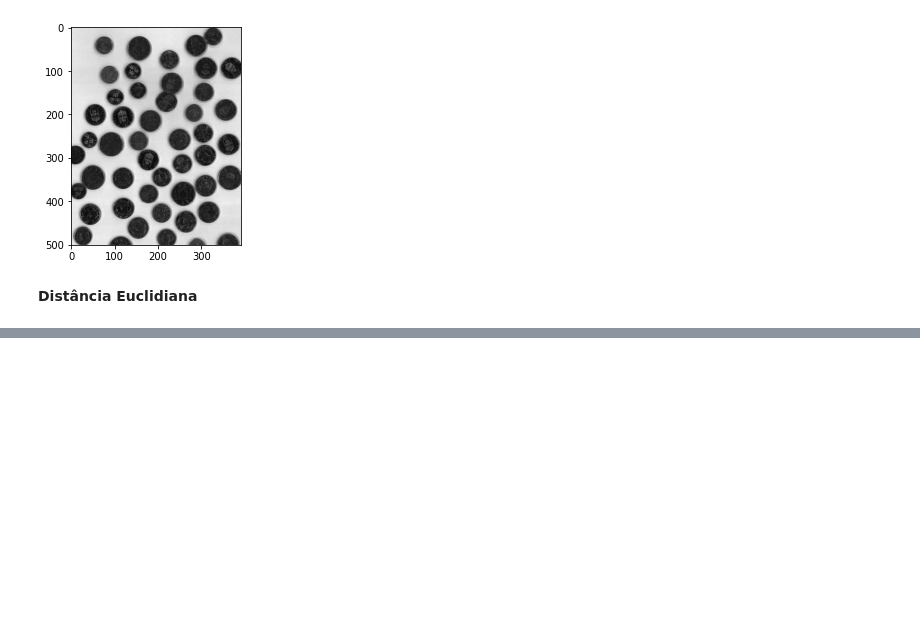
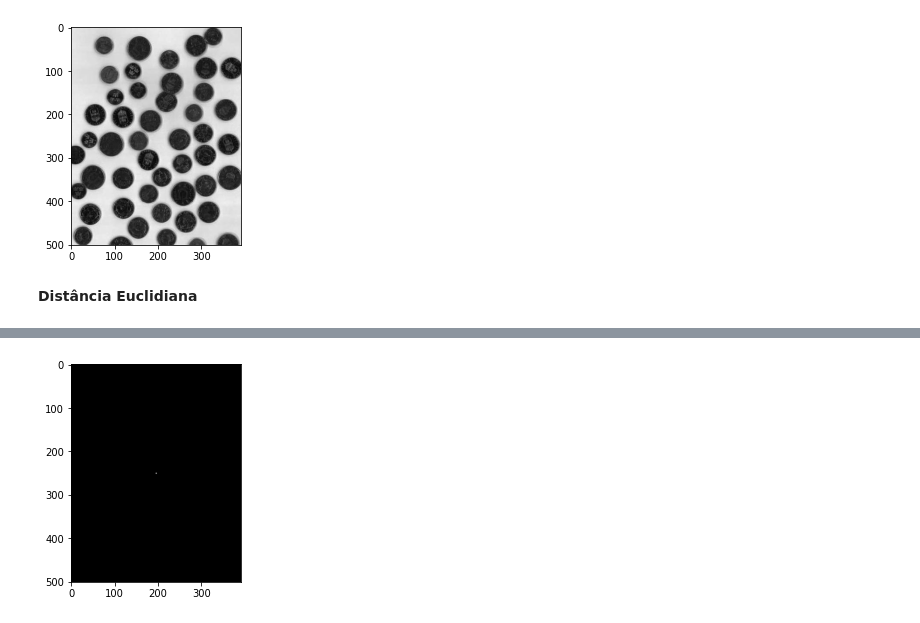
Before and after one commit to Jose-Bruno/ProcessamentoDigitalDeImagens, a Jupyter notebook: José_Bruno_da_Silva_Santos_PDI.ipynb, the cells around one changed output, grey strips where cells are left out. Drawn from its saved outputs; the diff is of its cells as text; code cells hidden in the pictures; blank space fills up the shorter version.

```diff
--- a/José_Bruno_da_Silva_Santos_PDI.ipynb
+++ b/José_Bruno_da_Silva_Santos_PDI.ipynb
@@ -94,0 +110,16 @@ def distancia_euclidiana(point_1,point_2):
+# %%
+def filtro_passa_baixa_gaussiano(D_0, image_shape, n):
+    e = 2.7182
+    base = np.zeros(image_shape[:2])
+    rows, cols = image_shape[:2]
+    center = (rows / 2, cols / 2)
+    for x in range(cols):
+        for y in range(rows):
+            base[y, x] = e ** - (distancia_euclidiana((y, x), center)) ** 2 / (2 * D_0 ** 2)
+    return base
+
+img_passa_baixa_gaussiano = filtro_passa_baixa_gaussiano(50, img.shape, 3)
+plt.imshow(np.abs(img_passa_baixa_gaussiano), "gray")
+plt.show()
+# %% [output]
+[figure, added]
```
Also changed, not shown: parts of 6 cells of this notebook.
